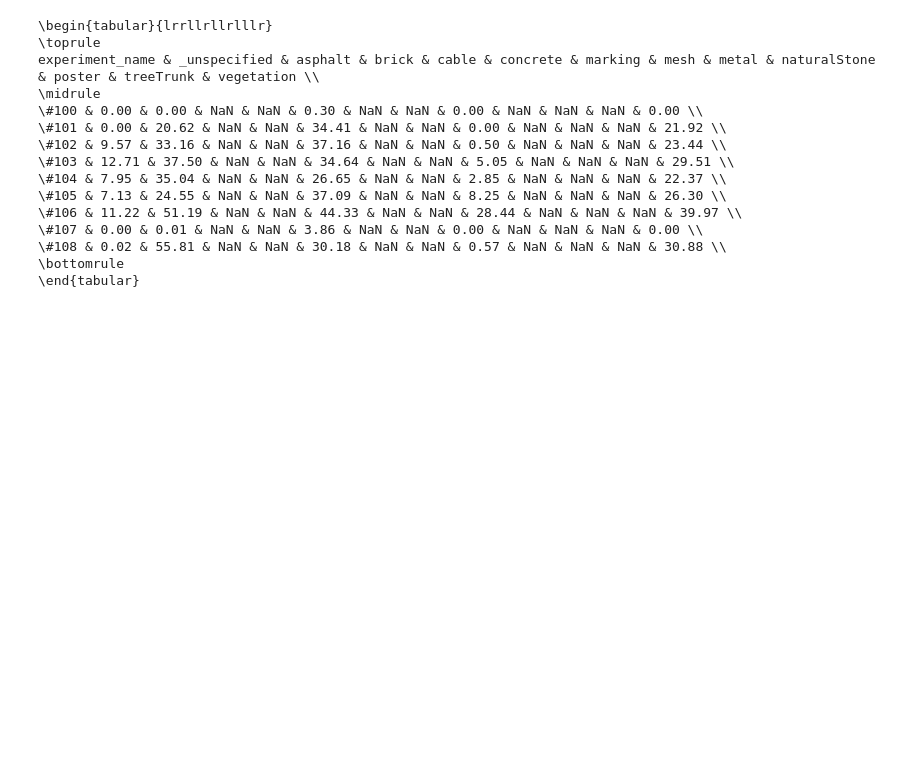
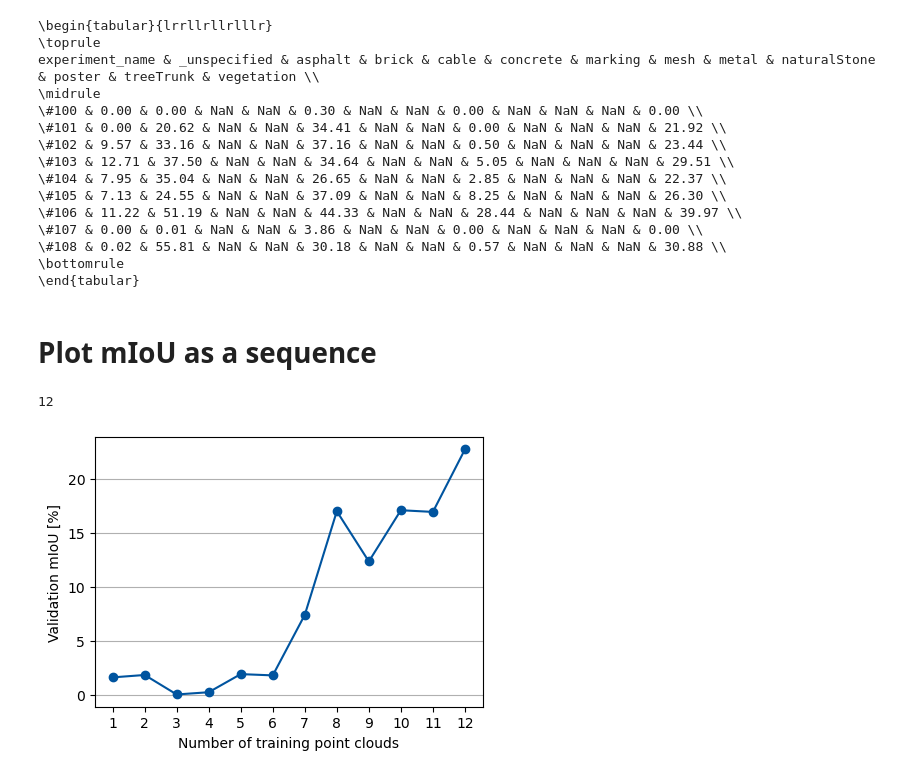
Before and after one commit to biophase/fg-feat-extractor, a Jupyter notebook: exp/analyse_records.ipynb, the cells around one changed output. Cells and saved outputs as stored; diff of their text form; code cells hidden in the pictures; blank space fills up the shorter version.

```diff
--- a/exp/analyse_records.ipynb
+++ b/exp/analyse_records.ipynb
@@ -194,3 +200,26 @@ experiment_name & _unspecified & asphalt & brick & cable & concrete & marking &
 \#108 & 0.02 & 55.81 & NaN & NaN & 30.18 & NaN & NaN & 0.57 & NaN & NaN & NaN & 30.88 \\
 \bottomrule
 \end{tabular}
+# %% [markdown]
+# Plot mIoU as a sequence
+# %%
+len(splits[0].data._trainProjects_)
+# %% [output]
+12
+# %%
+from matplotlib import pyplot as plt
+# get miou
+mious = df_overview[list(n for n in df_overview.columns if 'mIoU' in n)[0]]
+# get split lengths
+splits = [len(OmegaConf.load(os.path.join('..',cfg.data.split)).data._trainProjects_) for cfg in configs]
+
+fig,ax = plt.subplots(1,1, figsize=(5,3.5), )
+ax.plot(splits, mious, marker='o',c=[c/255. for c in [0,84,159]])
+ax.set_xlabel('Number of training point clouds')
+ax.set_xticks(np.arange(1,len(splits)+1))
+ax.set_ylabel('Validation mIoU [%]')
+ax.grid(axis='y')
+# fig.savefig("train_volume_vs_miou.svg")
+fig.savefig("train_volume_vs_miou.pdf")
+# %% [output]
+[figure, added]
```
Also changed, not shown: parts of 2 cells of this notebook, 23 other files.
